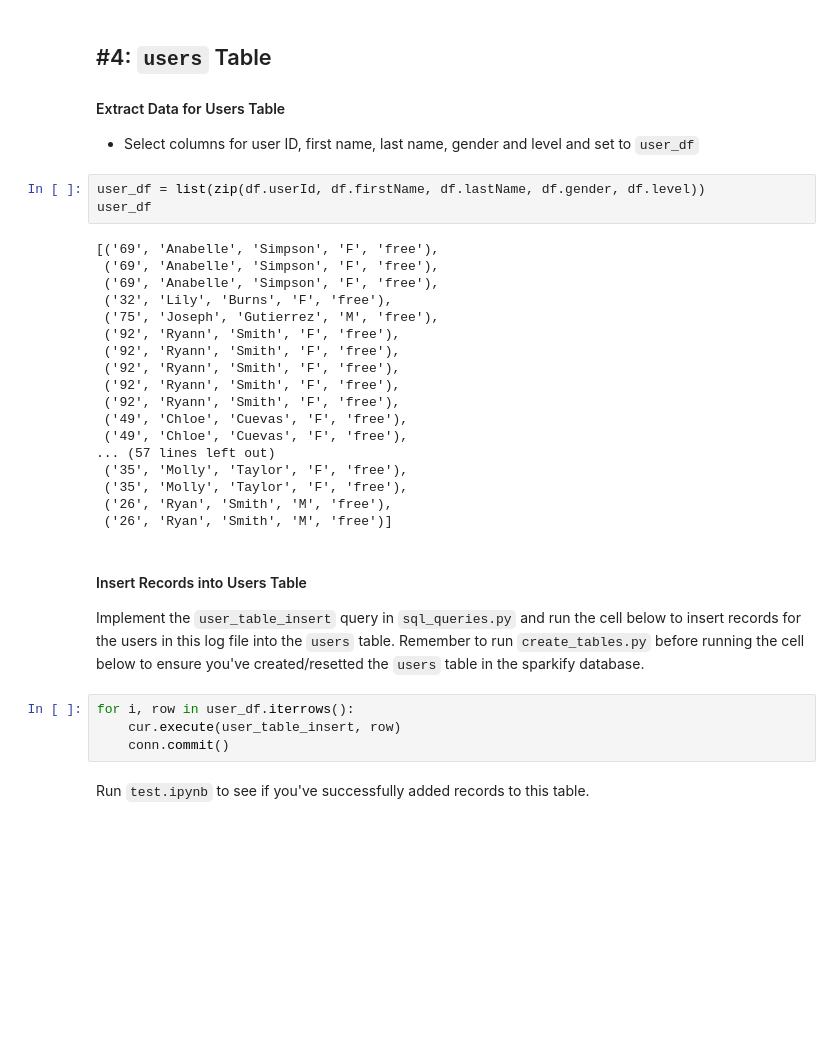
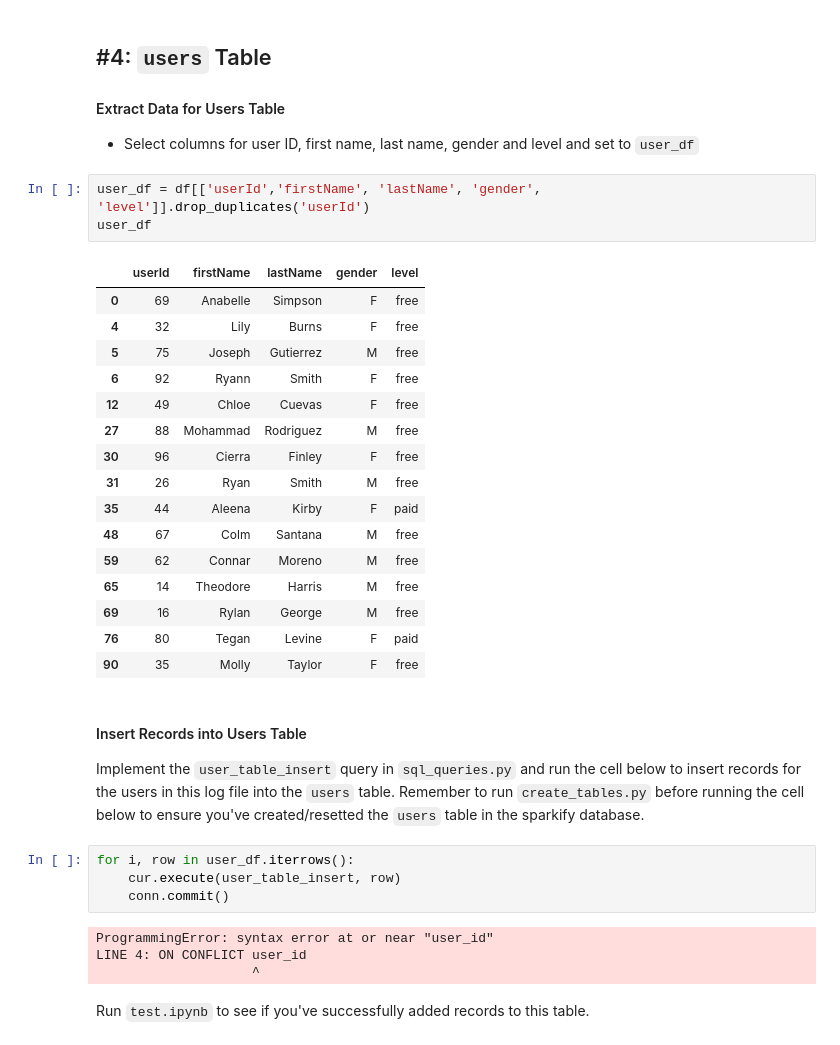
Before and after one commit to tomqwu/udacity-dend, a Jupyter notebook: project1/etl.ipynb, the cells around one changed output. Drawn from its saved outputs; the diff is of its cells as text; blank space fills up the shorter version.

```diff
--- a/project1/etl.ipynb
+++ b/project1/etl.ipynb
@@ -168,26 +168,25 @@ Run `test.ipynb` to see if you've successfully added records to this table.
 #### Extract Data for Users Table
 - Select columns for user ID, first name, last name, gender and level and set to `user_df`
 # %%
-user_df = list(zip(df.userId, df.firstName, df.lastName, df.gender, df.level))
+user_df = df[['userId','firstName', 'lastName', 'gender', 'level']].drop_duplicates('userId')
 user_df
 # %% [output]
-[('69', 'Anabelle', 'Simpson', 'F', 'free'),
- ('69', 'Anabelle', 'Simpson', 'F', 'free'),
- ('69', 'Anabelle', 'Simpson', 'F', 'free'),
- ('32', 'Lily', 'Burns', 'F', 'free'),
- ('75', 'Joseph', 'Gutierrez', 'M', 'free'),
- ('92', 'Ryann', 'Smith', 'F', 'free'),
- ('92', 'Ryann', 'Smith', 'F', 'free'),
- ('92', 'Ryann', 'Smith', 'F', 'free'),
- ('92', 'Ryann', 'Smith', 'F', 'free'),
- ('92', 'Ryann', 'Smith', 'F', 'free'),
- ('49', 'Chloe', 'Cuevas', 'F', 'free'),
- ('49', 'Chloe', 'Cuevas', 'F', 'free'),
-... (57 lines left out)
- ('35', 'Molly', 'Taylor', 'F', 'free'),
- ('35', 'Molly', 'Taylor', 'F', 'free'),
- ('26', 'Ryan', 'Smith', 'M', 'free'),
- ('26', 'Ryan', 'Smith', 'M', 'free')]
+|  | userId | firstName | lastName | gender | level |
+| 0 | 69 | Anabelle | Simpson | F | free |
+| 4 | 32 | Lily | Burns | F | free |
+| 5 | 75 | Joseph | Gutierrez | M | free |
+| 6 | 92 | Ryann | Smith | F | free |
+| 12 | 49 | Chloe | Cuevas | F | free |
+| 27 | 88 | Mohammad | Rodriguez | M | free |
+| 30 | 96 | Cierra | Finley | F | free |
+| 31 | 26 | Ryan | Smith | M | free |
+| 35 | 44 | Aleena | Kirby | F | paid |
+| 48 | 67 | Colm | Santana | M | free |
+| 59 | 62 | Connar | Moreno | M | free |
+| 65 | 14 | Theodore | Harris | M | free |
+| 69 | 16 | Rylan | George | M | free |
+| 76 | 80 | Tegan | Levine | F | paid |
+| 90 | 35 | Molly | Taylor | F | free |
 # %% [markdown]
 #### Insert Records into Users Table
 Implement the `user_table_insert` query in `sql_queries.py` and run the cell below to insert records for the users in this log file into the `users` table. Remember to run `create_tables.py` before running the cell below to ensure you've created/resetted the `users` table in the sparkify database.
@@ -195,6 +194,10 @@ Implement the `user_table_insert` query in `sql_queries.py` and run the cell bel
 for i, row in user_df.iterrows():
     cur.execute(user_table_insert, row)
     conn.commit()
+# %% [output]
+ProgrammingError: syntax error at or near "user_id"
+LINE 4: ON CONFLICT user_id
+                    ^
 # %% [markdown]
 Run `test.ipynb` to see if you've successfully added records to this table.
 # %% [markdown]
```
Also changed, not shown: parts of 1 cell of this notebook, 2 other files.
